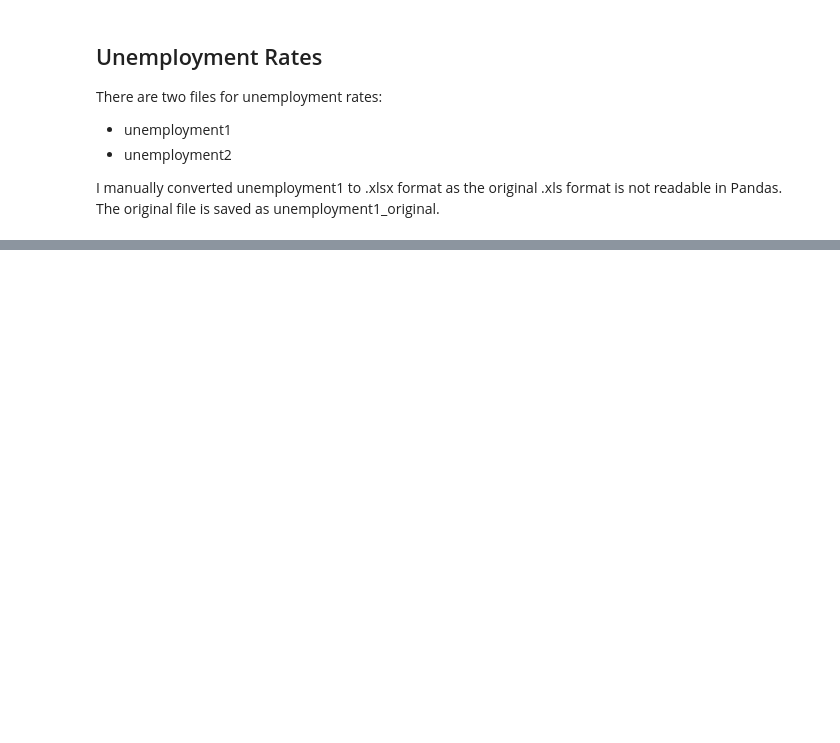
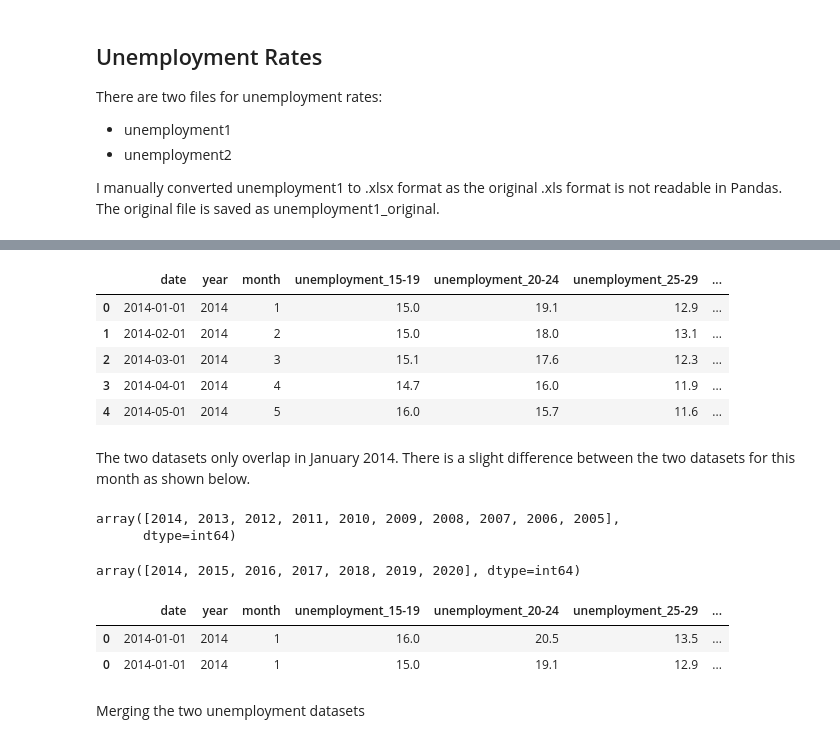
Before and after one commit to Ahmetyasin/CS512-project, a Jupyter notebook: CleaningTuikData.ipynb, the cells around one changed output, grey strips where cells are left out. Saved outputs shown, nothing was run; the diff lists cells and outputs as text; code cells hidden in the pictures; blank space fills up the shorter version.

```diff
--- a/CleaningTuikData.ipynb
+++ b/CleaningTuikData.ipynb
@@ -401,3 +443,0 @@ df.columns = ['date'] + list(df.columns[1:])
-# %%
-df.insert(1, 'year', df['date'].apply(lambda x: int(x.split(' ')[0])))
-df.insert(2, 'month', df['date'].apply(lambda x: x.split(' ')[1]))
@@ -403,0 +455,37 @@ df.insert(2, 'month', df['date'].apply(lambda x: x.split(' ')[1]))
+# %%
+def clean_unemployment2(read_path, save_path=None, save_data=False, return_data=True):
+
+    df = pd.read_csv(read_path, sep='|', header=3)
+
+    # Removing unnecessary columns
+    df = df.iloc[:, 1:-1]
+    df.columns = ['year', 'date'] + list(df.columns[2:])
+
+    # Including the columns of 15+ only
+    # There are other columns for 15-64 that do not match the columns in the older dataset
+    cond = df.columns.str.contains('(15+)', regex=False)
+    unemployment_cols = list(df.columns[cond])
+
+    df = df[['date', 'year'] + unemployment_cols]
+
+    # Renaming columns
+    m = re.compile(r'1\. \(15\+\) and \d+\. \((.+)\)')
+    new_col_names = list(map(lambda x: 'unemployment_' + re.search(m, x).group(1), unemployment_cols))
+    rename_dict = dict(zip(unemployment_cols, new_col_names))
+    df = df.rename(columns=rename_dict)
+
+    df = df.dropna(how='all')
+
+    # Adding date column
+    df['year'] = df['year'].fillna(method='ffill').astype('int')
+    df.insert(2, 'month', df['date'].str[:2].astype('int'))
+    date = df['year'].astype('str') + '-' + df['month'].astype('str') + '-01'
+    df['date'] = pd.to_datetime(date)
+
+    # Saving data
+    if save_data:
+        assert save_path is not None, "Provide save_path"
+        df.to_csv(save_path, index=False)
+
+    if return_data:
+        return df
@@ -403,0 +495,20 @@ df.insert(2, 'month', df['date'].apply(lambda x: x.split(' ')[1]))
+# %%
+df2.head()
+# %% [output]
+|  | date | year | month | unemployment_15-19 | unemployment_20-24 | unemployment_25-29 | ... |
+| 0 | 2014-01-01 | 2014 | 1 | 15.0 | 19.1 | 12.9 | ... |
+| 1 | 2014-02-01 | 2014 | 2 | 15.0 | 18.0 | 13.1 | ... |
+| 2 | 2014-03-01 | 2014 | 3 | 15.1 | 17.6 | 12.3 | ... |
+| 3 | 2014-04-01 | 2014 | 4 | 14.7 | 16.0 | 11.9 | ... |
+| 4 | 2014-05-01 | 2014 | 5 | 16.0 | 15.7 | 11.6 | ... |
+# %% [markdown]
+The two datasets only overlap in January 2014. There is a slight difference between the two datasets for this month as shown below.
+# %%
+df1['date'].dt.year.unique()
+# %% [output]
+array([2014, 2013, 2012, 2011, 2010, 2009, 2008, 2007, 2006, 2005],
+      dtype=int64)
+# %%
+df2['date'].dt.year.unique()
+# %% [output]
+array([2014, 2015, 2016, 2017, 2018, 2019, 2020], dtype=int64)
@@ -403,0 +521,8 @@ df.insert(2, 'month', df['date'].apply(lambda x: x.split(' ')[1]))
+# %%
+pd.concat([df1_, df2_.iloc[[0]]], axis=0)
+# %% [output]
+|  | date | year | month | unemployment_15-19 | unemployment_20-24 | unemployment_25-29 | ... |
+| 0 | 2014-01-01 | 2014 | 1 | 16.0 | 20.5 | 13.5 | ... |
+| 0 | 2014-01-01 | 2014 | 1 | 15.0 | 19.1 | 12.9 | ... |
+# %% [markdown]
+Merging the two unemployment datasets
```
Also changed, not shown: parts of 34 cells of this notebook, 14 other files.
